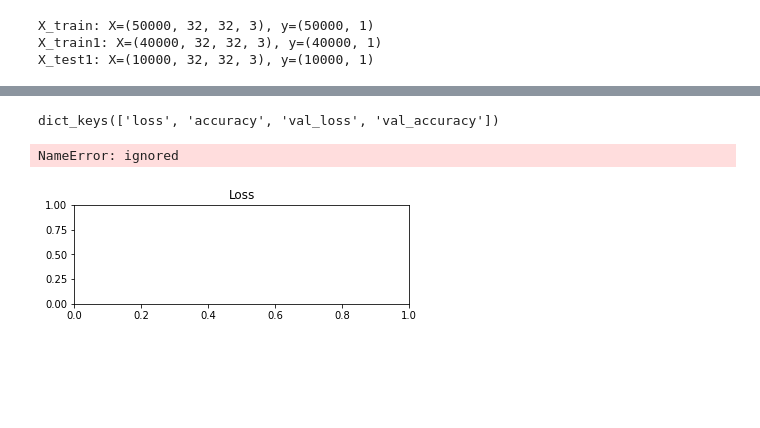
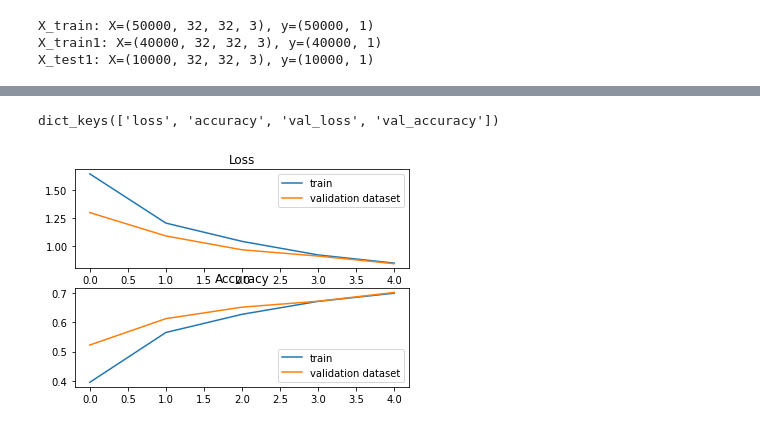
Before and after one commit to sulata2/Vino, a Jupyter notebook: CIFAR10-keras-classification (2).ipynb, the cells around one changed output, grey strips where cells are left out. Saved outputs shown, nothing was run; the diff lists cells and outputs as text; code cells hidden in the pictures; blank space fills up the shorter version.

```diff
--- a/CIFAR10-keras-classification (2).ipynb
+++ b/CIFAR10-keras-classification (2).ipynb
@@ -238,9 +279,8 @@ KeyboardInterrupt: ignored
 # %%
 # printing , below graph shows loss and accuracy for train and validation dataset
-print(history1.history.keys())
+print(history.history.keys())
 
-plotmodel(history1)
+plotmodel(history)
 # %% [output]
 dict_keys(['loss', 'accuracy', 'val_loss', 'val_accuracy'])
-NameError: ignored
-[figure, old version]
+[figure, new version]
```
Also changed, not shown: parts of 35 cells of this notebook.
